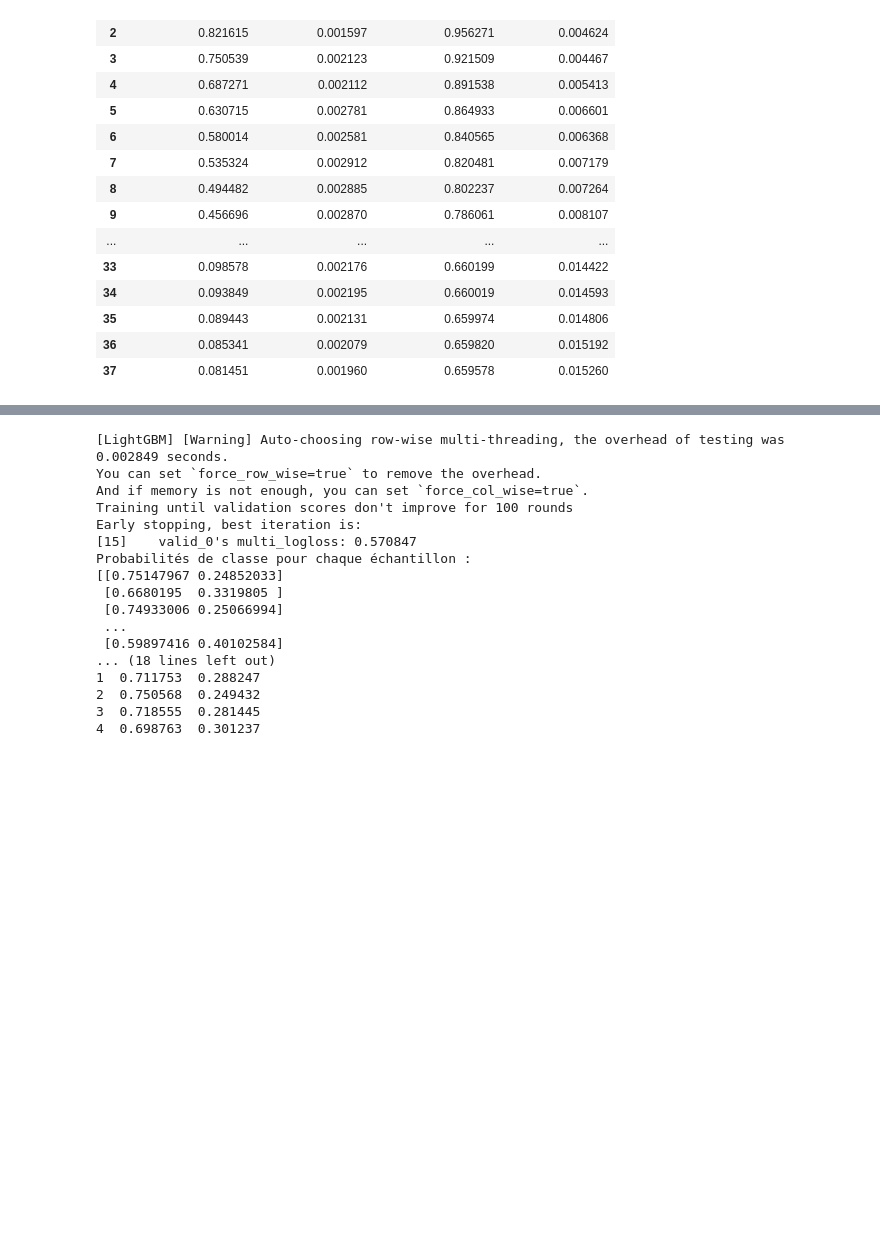
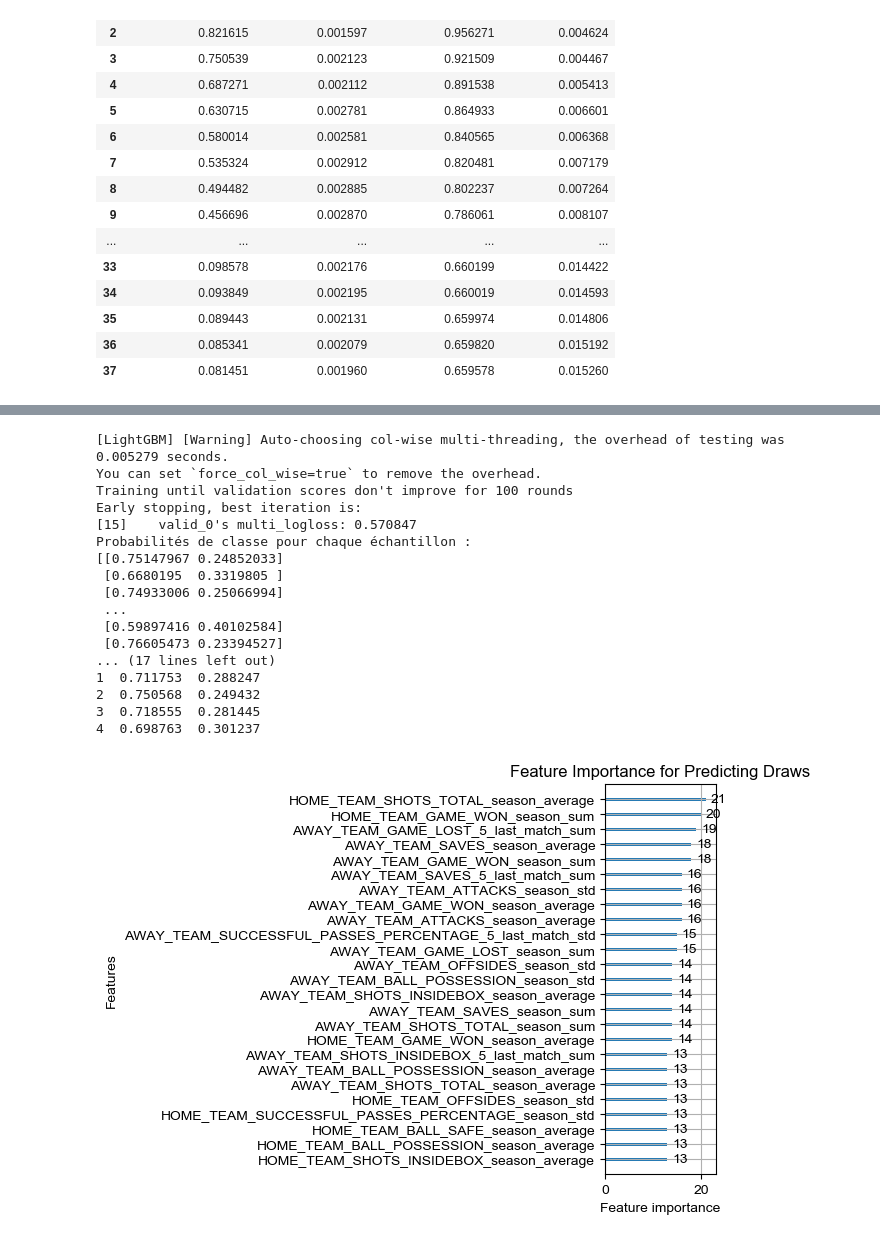
Before and after one commit to Nomehh/MachineLearning, a Jupyter notebook: final_test.ipynb, the cells around one changed output, grey strips where cells are left out. Cells and saved outputs as stored; diff of their text form; code cells hidden in the pictures; blank space fills up the shorter version.

```diff
--- a/data/benchmark_and_extras/benchmark_notebook.ipynb
+++ b/final_test.ipynb
@@ -13,10 +13,10 @@ warnings.filterwarnings('ignore')
 ## Read Train data
 # %%
 
-train_home_team_statistics_df = pd.read_csv('../Train_data/train_home_team_statistics_df.csv', index_col=0)
-train_away_team_statistics_df = pd.read_csv('../Train_data/train_away_team_statistics_df.csv', index_col=0)
+train_home_team_statistics_df = pd.read_csv('./data/Train_data/train_home_team_statistics_df.csv', index_col=0)
+train_away_team_statistics_df = pd.read_csv('./data/Train_data/train_away_team_statistics_df.csv', index_col=0)
 
-train_scores = pd.read_csv("../Y_train.csv", index_col=0)
+train_scores = pd.read_csv("./data/Y_train.csv", index_col=0)
 
 train_home = train_home_team_statistics_df.iloc[:,2:]
 train_away = train_away_team_statistics_df.iloc[:,2:]
@@ -350,12 +343,15 @@ print("Shape of predictions:", predictions_draw.shape)
 predictions_draw = np.argmax(predictions_draw, axis=1)
 
 predictions_draw_df = pd.DataFrame(predictions_draw, columns=['Prediction'])
+lgb.plot_importance(bst_home, max_num_features=25, title='Feature Importance for Predicting Draws')
+plt.tight_layout()
 
 print("Prediction for draws:", np.round(accuracy_score(y_test_draw, predictions_draw), 4))
 
+
 # Génerer une dataframe avec les bons id
-test_home = pd.read_csv('../Test_Data/test_home_team_statistics_df.csv', index_col=0)
-test_away = pd.read_csv('../Test_Data/test_away_team_statistics_df.csv', index_col=0)
+test_home = pd.read_csv('./data/Test_Data/test_home_team_statistics_df.csv', index_col=0)
+test_away = pd.read_csv('./data/Test_Data/test_away_team_statistics_df.csv', index_col=0)
 
 test_home.columns = 'HOME_' + test_home.columns
 test_away.columns = 'AWAY_' + test_away.columns
@@ -372,34 +368,35 @@ predictions_away = pd.DataFrame(predictions_away)
 predictions_home = pd.DataFrame(predictions_home)
 predictions_draw = pd.DataFrame(predictions_draw)
 
 print(predictions_away.head())
 print(predictions_home.head())
 print(predictions_draw.head())
 
 # Concatene les 2 eme colonnes de chaque dataframe
 predictions = pd.concat([predictions_home[1], predictions_draw[1], predictions_away[1]], axis=1)
 predictions.columns = ['HOME_WINS', 'DRAW', 'AWAY_WINS']
 predictions.index = test_data.index
 # put the max value to 1 and the others to 0
 predictions = (predictions.reindex(columns=['HOME_WINS', 'DRAW', 'AWAY_WINS']).rank(1,ascending=False)==1).astype(int)
 submission = predictions.reset_index()
 
 submission.to_csv('./submission.csv', index=False)
 # %% [output]
-[LightGBM] [Warning] Auto-choosing row-wise multi-threading, the overhead of testing was 0.002849 seconds.
-You can set `force_row_wise=true` to remove the overhead.
-And if memory is not enough, you can set `force_col_wise=true`.
+[LightGBM] [Warning] Auto-choosing col-wise multi-threading, the overhead of testing was 0.005279 seconds.
+You can set `force_col_wise=true` to remove the overhead.
 Training until validation scores don't improve for 100 rounds
 Early stopping, best iteration is:
 [15]    valid_0's multi_logloss: 0.570847
 Probabilités de classe pour chaque échantillon :
 [[0.75147967 0.24852033]
  [0.6680195  0.3319805 ]
  [0.74933006 0.25066994]
  ...
  [0.59897416 0.40102584]
-... (18 lines left out)
+ [0.76605473 0.23394527]
+... (17 lines left out)
 1  0.711753  0.288247
 2  0.750568  0.249432
 3  0.718555  0.281445
 4  0.698763  0.301237
+[figure, added]
```
Also changed, not shown: parts of 5 cells of this notebook, 2 other files.
